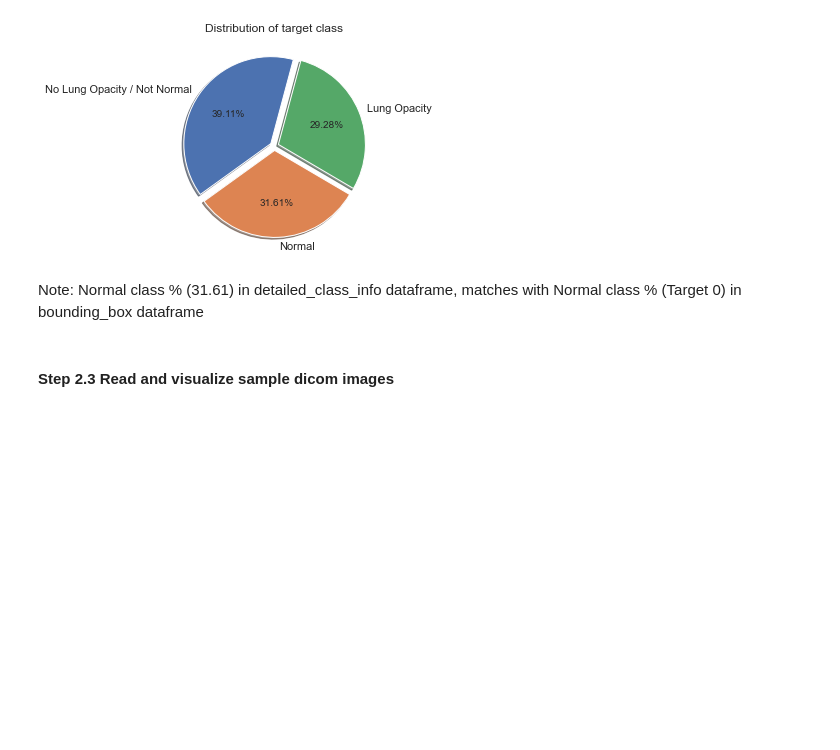
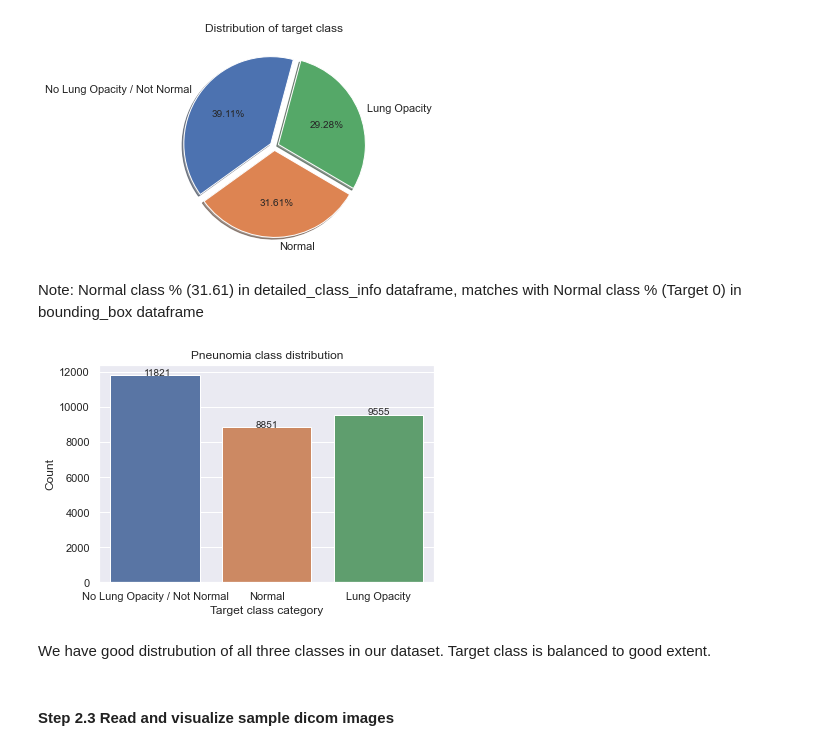
Before and after one commit to singhalgagan1/GreatLearningCapstoneProject, a Jupyter notebook: Practice/Karthik/Capstone_PneumoniaDetection_KarthikSanthanam.ipynb, the cells around one changed output. Saved outputs shown, nothing was run; the diff lists cells and outputs as text; code cells hidden in the pictures; blank space fills up the shorter version.

```diff
--- a/Practice/Karthik/Capstone_PneumoniaDetection_KarthikSanthanam.ipynb
+++ b/Practice/Karthik/Capstone_PneumoniaDetection_KarthikSanthanam.ipynb
@@ -369,6 +370,17 @@ plt.title('Distribution of target class');
 [figure]
 # %% [markdown]
 Note: Normal class % (31.61) in detailed_class_info dataframe, matches with Normal class % (Target 0) in bounding_box dataframe
+# %%
+ax = sns.countplot(x='class', data = detailed_class_info_df, label="Count");
+plt.title('Pneunomia class distribution')
+plt.xlabel('Target class category')
+plt.ylabel('Count')
+for p in ax.patches:
+        ax.annotate('{:d}'.format(p.get_height()), (p.get_x()+0.3, p.get_height()))
+# %% [output]
+[figure, added]
+# %% [markdown]
+We have good distrubution of all three classes in our dataset. Target class is balanced to good extent.
 # %% [markdown]
 #### Step 2.3 Read and visualize sample dicom images
 # %% [markdown]
```
Also changed, not shown: parts of 25 cells of this notebook.
